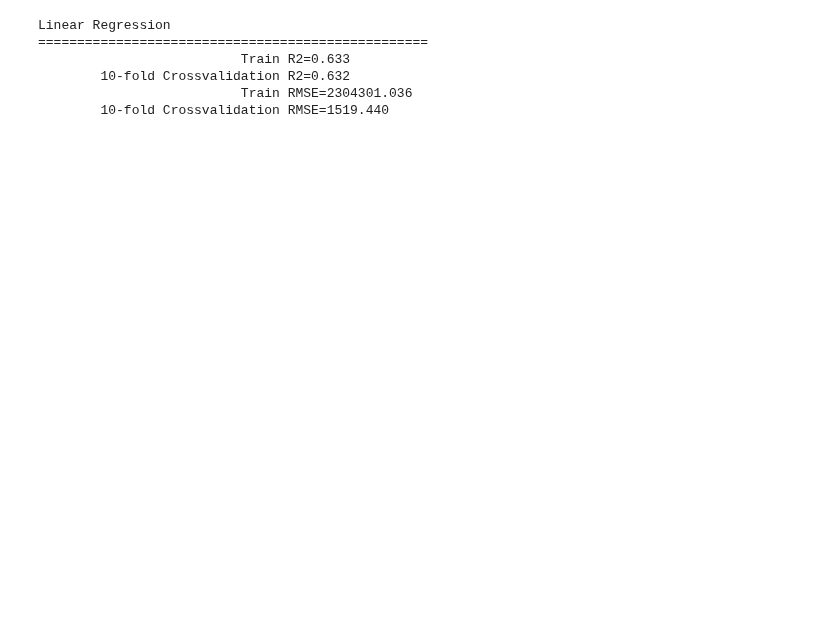
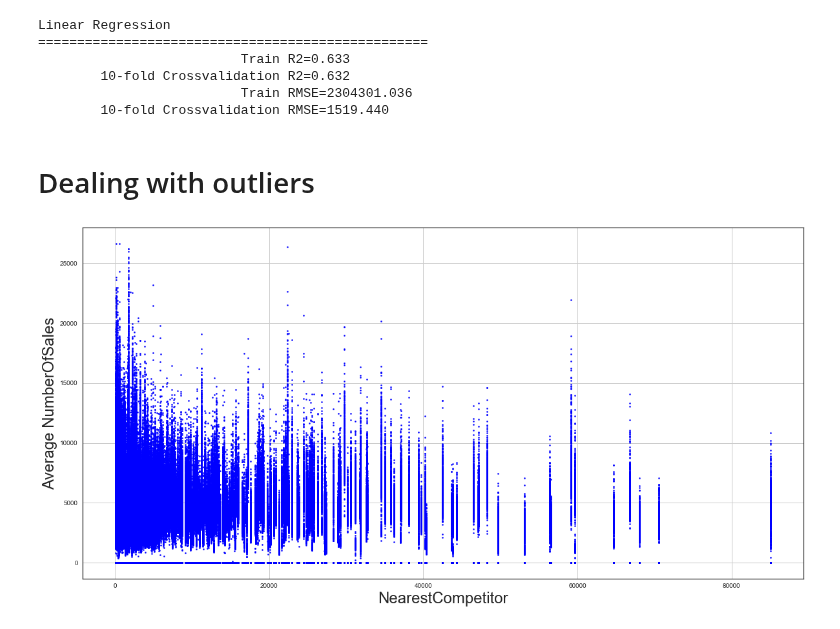
Before and after one commit to Trik17/DMTM_2018, a Jupyter notebook: Polimi Competition/BellaCopia.ipynb, the cells around one changed output. Saved outputs shown, nothing was run; the diff lists cells and outputs as text; code cells hidden in the pictures; blank space fills up the shorter version.

Commit message:
winsorizing completo (delle cose utili, non di tutte le variabili)

```diff
--- a/Polimi Competition/BellaCopia.ipynb
+++ b/Polimi Competition/BellaCopia.ipynb
@@ -293,3 +293,23 @@ Linear Regression
         10-fold Crossvalidation R2=0.632
                           Train RMSE=2304301.036
         10-fold Crossvalidation RMSE=1519.440
+# %% [markdown]
+# Dealing with outliers
+# %%
+#Winsorizing of  NearestCompetitor on 95th percentile
+#Before
+avgSalesForCompDist=sales
+avgSalesForCompDist.groupby('NearestCompetitor', as_index=False)['NumberOfSales'].mean()
+x = avgSalesForCompDist['NearestCompetitor']
+y = avgSalesForCompDist['NumberOfSales']
+font = {'family' : 'sans', 'size'   : 16}
+plt.figure(figsize=(20,10))
+plt.rc('font', **font)
+#plt.ylim((1.75,7.25))
+#plt.xlim((10,80))
+plt.xlabel("NearestCompetitor")
+plt.ylabel("Average NumberOfSales")
+plt.scatter(x, y, color='blue', marker='o', s=5)
+plt.grid()
+# %% [output]
+[figure, added]
```
Also changed, not shown: parts of 21 cells of this notebook, 1 other file.
